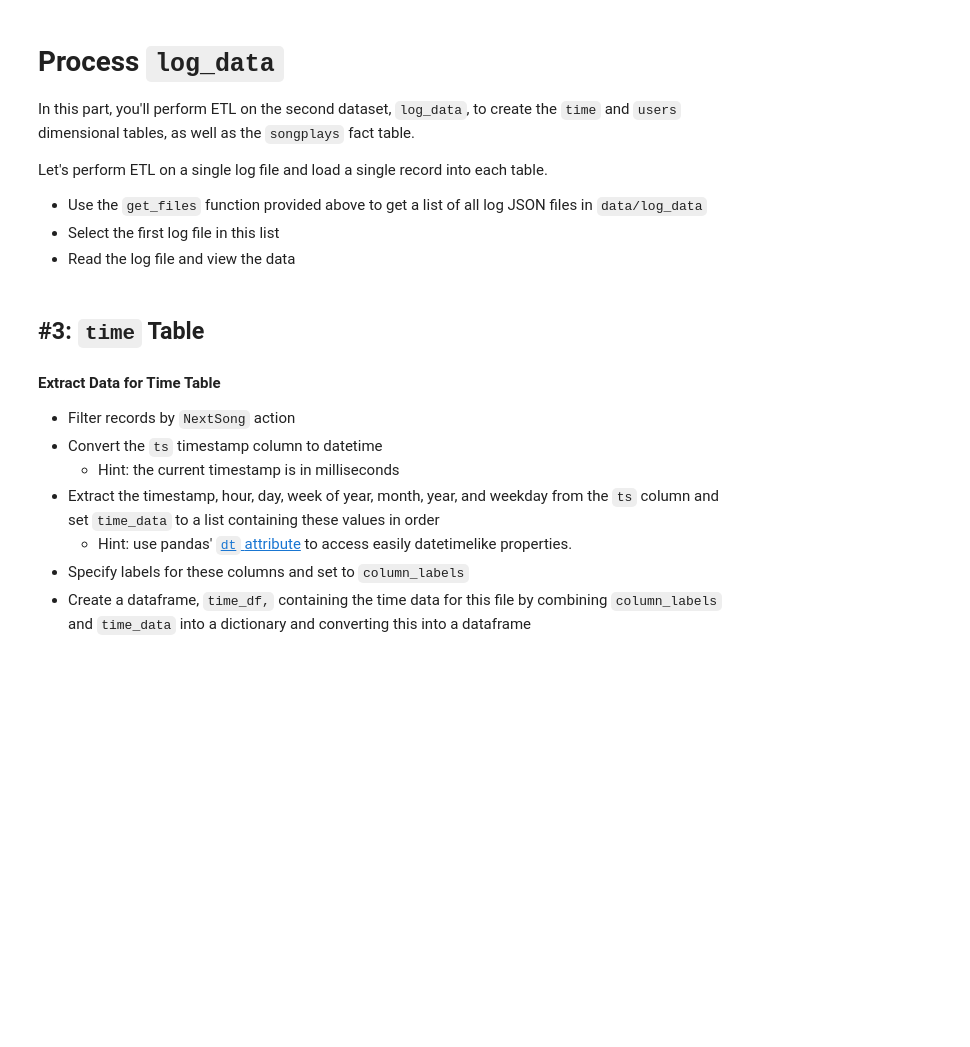
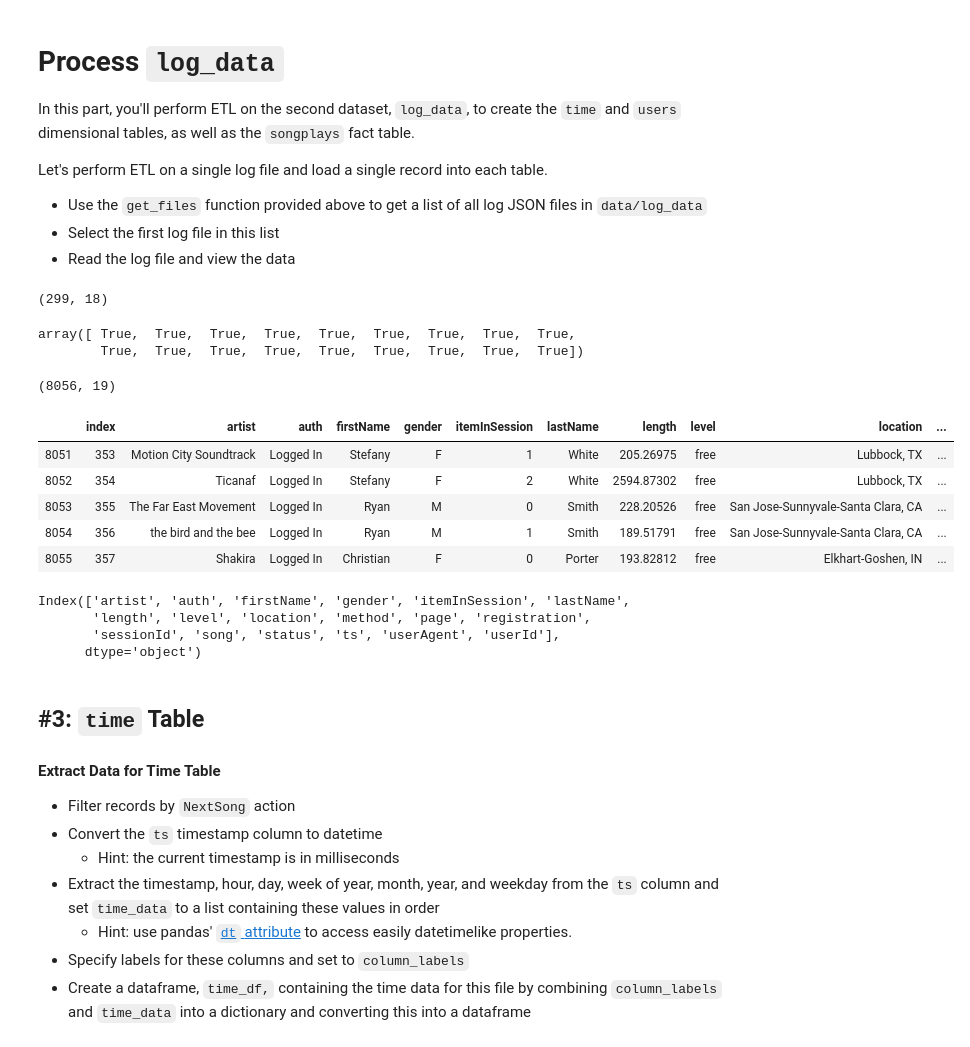
Before and after one commit to jcanque777/ud_data_eng_proj1, a Jupyter notebook: etl.ipynb, the cells around one changed output. Cells and saved outputs as stored; diff of their text form; code cells hidden in the pictures; blank space fills up the shorter version.

```diff
--- a/etl.ipynb
+++ b/etl.ipynb
@@ -190,0 +165,3 @@ df.head()
+# %%
+#use the get_files function to get a list of the json files
+log_files = get_files('data/log_data')
@@ -190,0 +170,37 @@ df.head()
+# %%
+#confirm that each json file has different sizes
+pd.read_json(log_files[1], lines=True).shape
+# %% [output]
+(299, 18)
+# %%
+pd.read_json(log_files[0], lines=True).columns == pd.read_json(log_files[2], lines=True).columns
+# %% [output]
+array([ True,  True,  True,  True,  True,  True,  True,  True,  True,
+        True,  True,  True,  True,  True,  True,  True,  True,  True])
+# %%
+#put everything into one dataframe
+song_play_test = pd.DataFrame()
+for i in range(len(log_files)):
+    dfItem = pd.read_json(log_files[i], lines=True)
+    song_play_test = song_play_test.append(dfItem)
+# %%
+song_play_test.shape
+# %% [output]
+(8056, 19)
+# %%
+#"index column" needs to be dropped and
+song_play_test.tail()
+# %% [output]
+|  | index | artist | auth | firstName | gender | itemInSession | lastName | length | level | location | ... |
+| 8051 | 353 | Motion City Soundtrack | Logged In | Stefany | F | 1 | White | 205.26975 | free | Lubbock, TX | ... |
+| 8052 | 354 | Ticanaf | Logged In | Stefany | F | 2 | White | 2594.87302 | free | Lubbock, TX | ... |
+| 8053 | 355 | The Far East Movement | Logged In | Ryan | M | 0 | Smith | 228.20526 | free | San Jose-Sunnyvale-Santa Clara, CA | ... |
+| 8054 | 356 | the bird and the bee | Logged In | Ryan | M | 1 | Smith | 189.51791 | free | San Jose-Sunnyvale-Santa Clara, CA | ... |
+| 8055 | 357 | Shakira | Logged In | Christian | F | 0 | Porter | 193.82812 | free | Elkhart-Goshen, IN | ... |
+# %%
+song_play_test.columns
+# %% [output]
+Index(['artist', 'auth', 'firstName', 'gender', 'itemInSession', 'lastName',
+       'length', 'level', 'location', 'method', 'page', 'registration',
+       'sessionId', 'song', 'status', 'ts', 'userAgent', 'userId'],
+      dtype='object')
```
Also changed, not shown: parts of 56 cells of this notebook.
